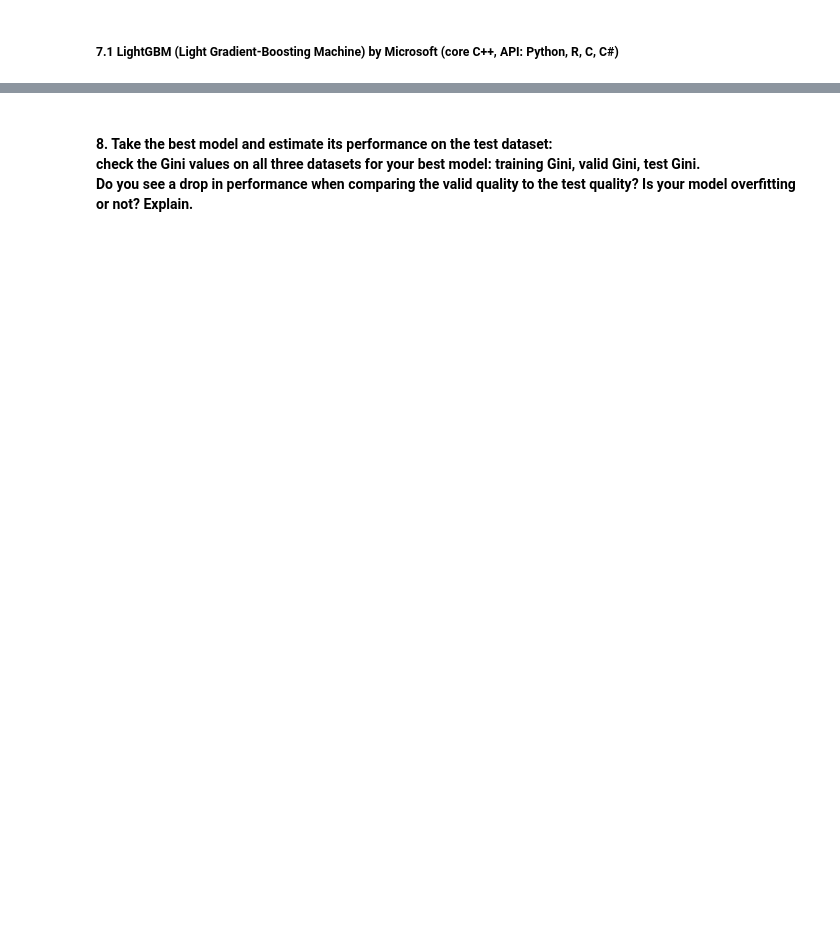
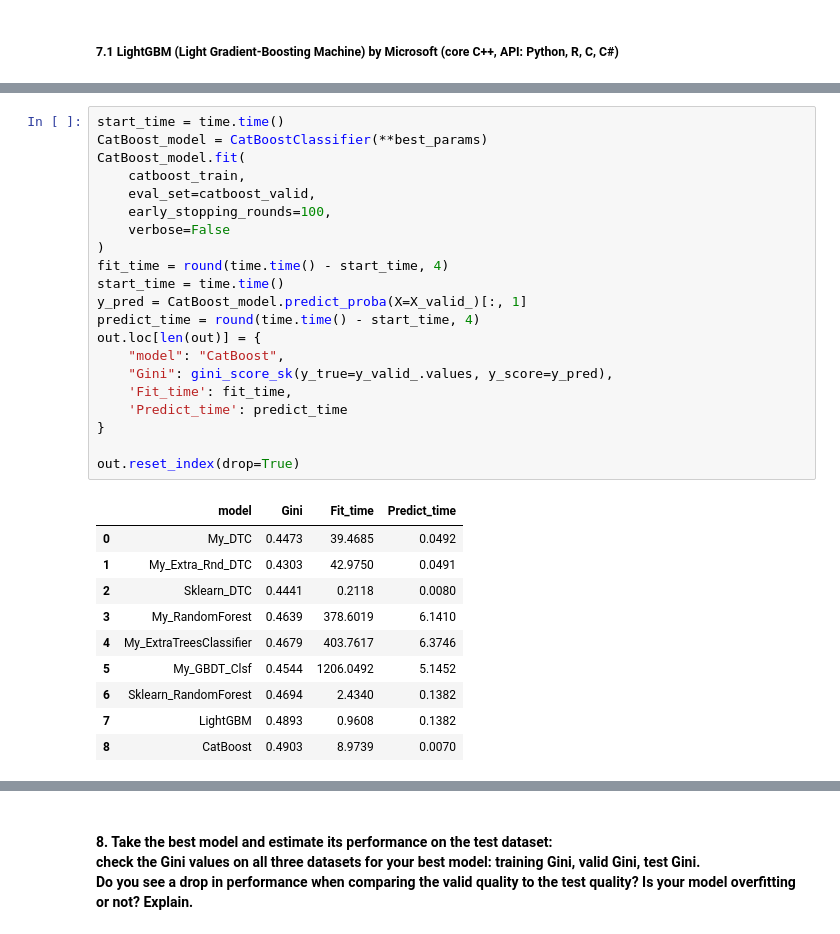
Before and after one commit to TimurOsmanov/s21, a Jupyter notebook: ML/ML5_Decision_trees/src/DontGetKicked_ML5.ipynb, the cells around one changed output, grey strips where cells are left out. Drawn from its saved outputs; the diff is of its cells as text; blank space fills up the shorter version.

```diff
--- a/ML/ML5_Decision_trees/src/DontGetKicked_ML5.ipynb
+++ b/ML/ML5_Decision_trees/src/DontGetKicked_ML5.ipynb
@@ -812 +1028,33 @@ out.reset_index(drop=True)
+# %%
+start_time = time.time()
+CatBoost_model = CatBoostClassifier(**best_params)
+CatBoost_model.fit(
+    catboost_train,
+    eval_set=catboost_valid,
+    early_stopping_rounds=100,
+    verbose=False
+)
+fit_time = round(time.time() - start_time, 4)
+start_time = time.time()
+y_pred = CatBoost_model.predict_proba(X=X_valid_)[:, 1]
+predict_time = round(time.time() - start_time, 4)
+out.loc[len(out)] = {
+    "model": "CatBoost",
+    "Gini": gini_score_sk(y_true=y_valid_.values, y_score=y_pred),
+    'Fit_time': fit_time,
+    'Predict_time': predict_time
+}
+
+out.reset_index(drop=True)
+# %% [output]
+|  | model | Gini | Fit_time | Predict_time |
+| 0 | My_DTC | 0.4473 | 39.4685 | 0.0492 |
+| 1 | My_Extra_Rnd_DTC | 0.4303 | 42.9750 | 0.0491 |
+| 2 | Sklearn_DTC | 0.4441 | 0.2118 | 0.0080 |
+| 3 | My_RandomForest | 0.4639 | 378.6019 | 6.1410 |
+| 4 | My_ExtraTreesClassifier | 0.4679 | 403.7617 | 6.3746 |
+| 5 | My_GBDT_Clsf | 0.4544 | 1206.0492 | 5.1452 |
+| 6 | Sklearn_RandomForest | 0.4694 | 2.4340 | 0.1382 |
+| 7 | LightGBM | 0.4893 | 0.9608 | 0.1382 |
+| 8 | CatBoost | 0.4903 | 8.9739 | 0.0070 |
 # %% [markdown]
```
Also changed, not shown: parts of 16 cells of this notebook.
